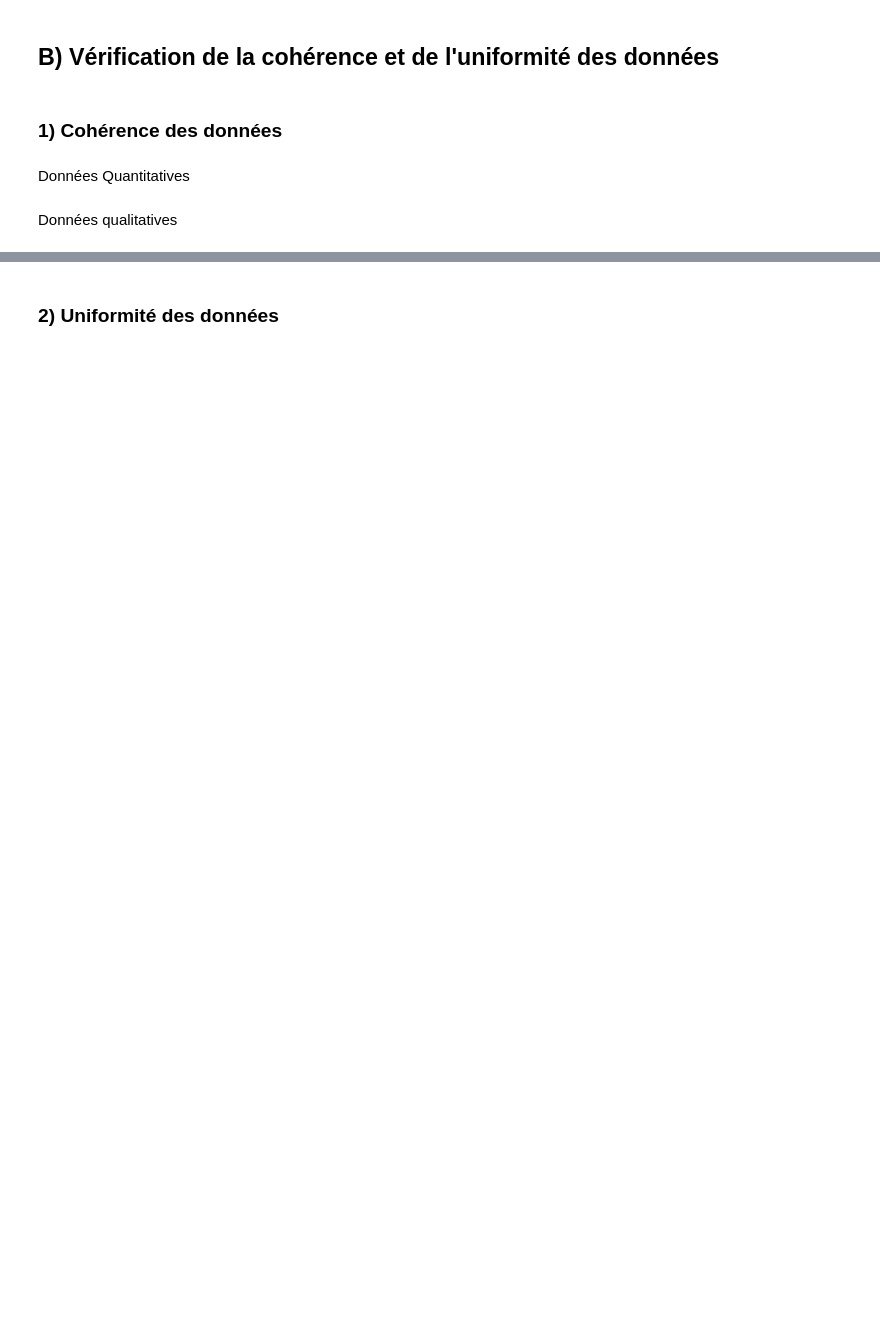
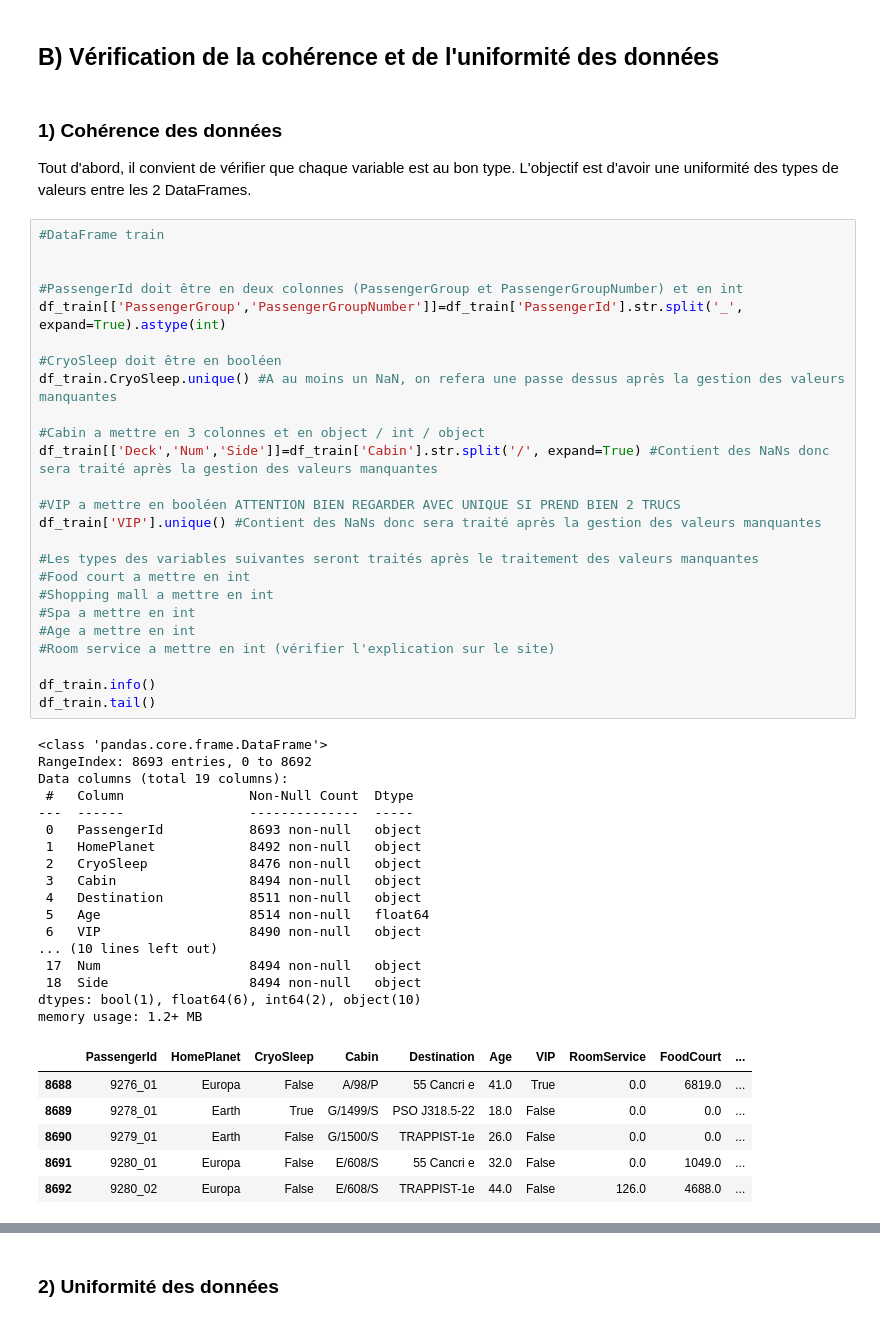
Before and after one commit to G-RELIQUET/Spaceship-Titanic, a Jupyter notebook: Etude.ipynb, the cells around one changed output, grey strips where cells are left out. Cells and saved outputs as stored; diff of their text form; blank space fills up the shorter version.

```diff
--- a/Etude.ipynb
+++ b/Etude.ipynb
@@ -50,8 +112,54 @@ df_test.head()
 # %% [markdown]
 ## B) Vérification de la cohérence et de l'uniformité des données
-# %% [markdown]
-### 1) Cohérence des données
-# %% [markdown]
-Données Quantitatives
-# %% [markdown]
-Données qualitatives
+# %% [markdown]
+### 1) Cohérence des données
+Tout d'abord, il convient de vérifier que chaque variable est au bon type. L'objectif est d'avoir une uniformité des types de valeurs entre les 2 DataFrames.
+# %%
+#DataFrame train
+
+
+#PassengerId doit être en deux colonnes (PassengerGroup et PassengerGroupNumber) et en int
+df_train[['PassengerGroup','PassengerGroupNumber']]=df_train['PassengerId'].str.split('_', expand=True).astype(int)
+
+#CryoSleep doit être en booléen
+df_train.CryoSleep.unique() #A au moins un NaN, on refera une passe dessus après la gestion des valeurs manquantes
+
+#Cabin a mettre en 3 colonnes et en object / int / object
+df_train[['Deck','Num','Side']]=df_train['Cabin'].str.split('/', expand=True) #Contient des NaNs donc sera traité après la gestion des valeurs manquantes
+
+#VIP a mettre en booléen ATTENTION BIEN REGARDER AVEC UNIQUE SI PREND BIEN 2 TRUCS
+df_train['VIP'].unique() #Contient des NaNs donc sera traité après la gestion des valeurs manquantes
+
+#Les types des variables suivantes seront traités après le traitement des valeurs manquantes
+#Food court a mettre en int
+#Shopping mall a mettre en int
+#Spa a mettre en int
+#Age a mettre en int
+#Room service a mettre en int (vérifier l'explication sur le site)
+
+df_train.info()
+df_train.tail()
+# %% [output]
+<class 'pandas.core.frame.DataFrame'>
+RangeIndex: 8693 entries, 0 to 8692
+Data columns (total 19 columns):
+ #   Column                Non-Null Count  Dtype
+---  ------                --------------  -----
+ 0   PassengerId           8693 non-null   object
+ 1   HomePlanet            8492 non-null   object
+ 2   CryoSleep             8476 non-null   object
+ 3   Cabin                 8494 non-null   object
+ 4   Destination           8511 non-null   object
+ 5   Age                   8514 non-null   float64
+ 6   VIP                   8490 non-null   object
+... (10 lines left out)
+ 17  Num                   8494 non-null   object
+ 18  Side                  8494 non-null   object
+dtypes: bool(1), float64(6), int64(2), object(10)
+memory usage: 1.2+ MB
+|  | PassengerId | HomePlanet | CryoSleep | Cabin | Destination | Age | VIP | RoomService | FoodCourt | ... |
+| 8688 | 9276_01 | Europa | False | A/98/P | 55 Cancri e | 41.0 | True | 0.0 | 6819.0 | ... |
+| 8689 | 9278_01 | Earth | True | G/1499/S | PSO J318.5-22 | 18.0 | False | 0.0 | 0.0 | ... |
+| 8690 | 9279_01 | Earth | False | G/1500/S | TRAPPIST-1e | 26.0 | False | 0.0 | 0.0 | ... |
+| 8691 | 9280_01 | Europa | False | E/608/S | 55 Cancri e | 32.0 | False | 0.0 | 1049.0 | ... |
+| 8692 | 9280_02 | Europa | False | E/608/S | TRAPPIST-1e | 44.0 | False | 126.0 | 4688.0 | ... |
```
Also changed, not shown: parts of 43 cells of this notebook.
